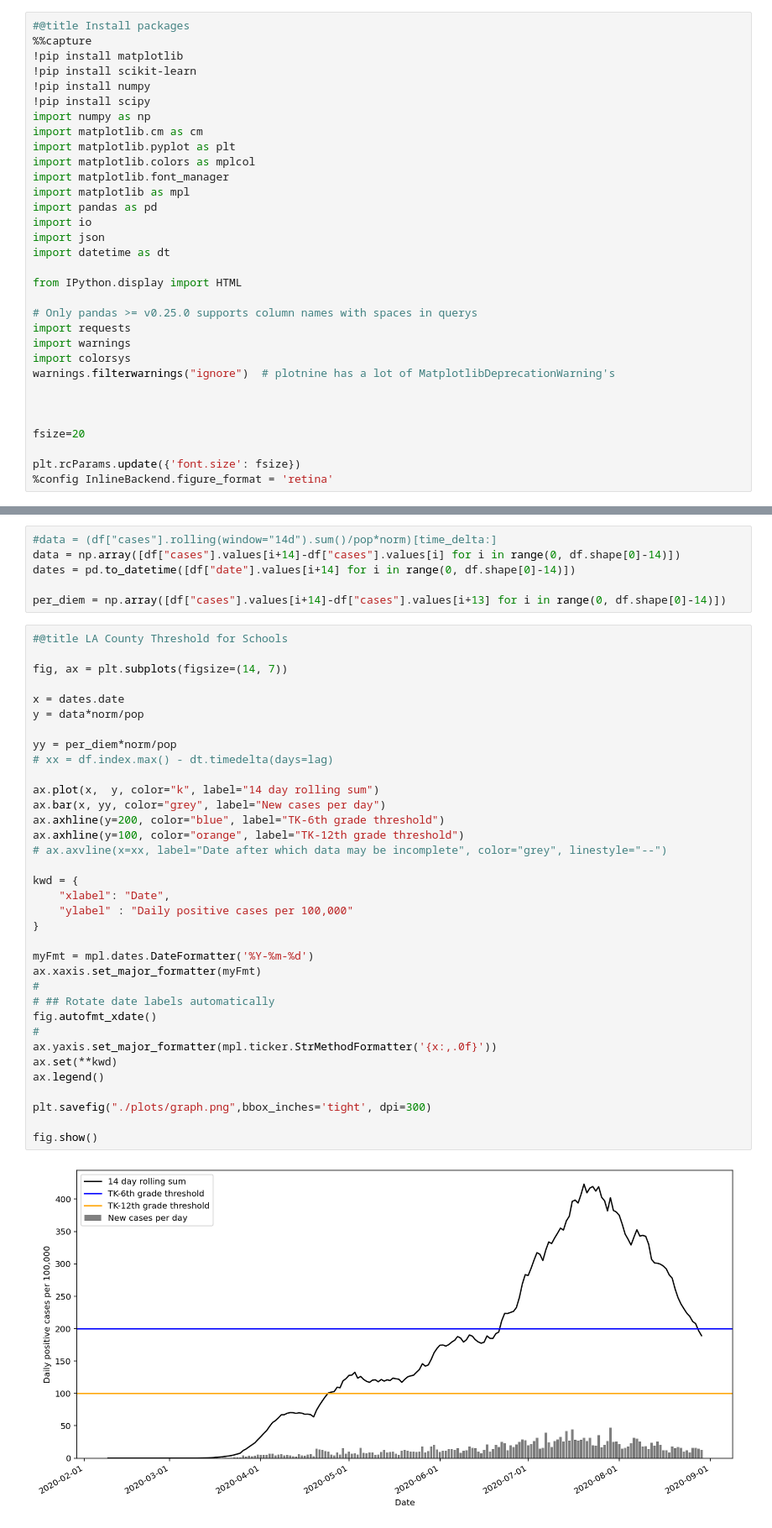
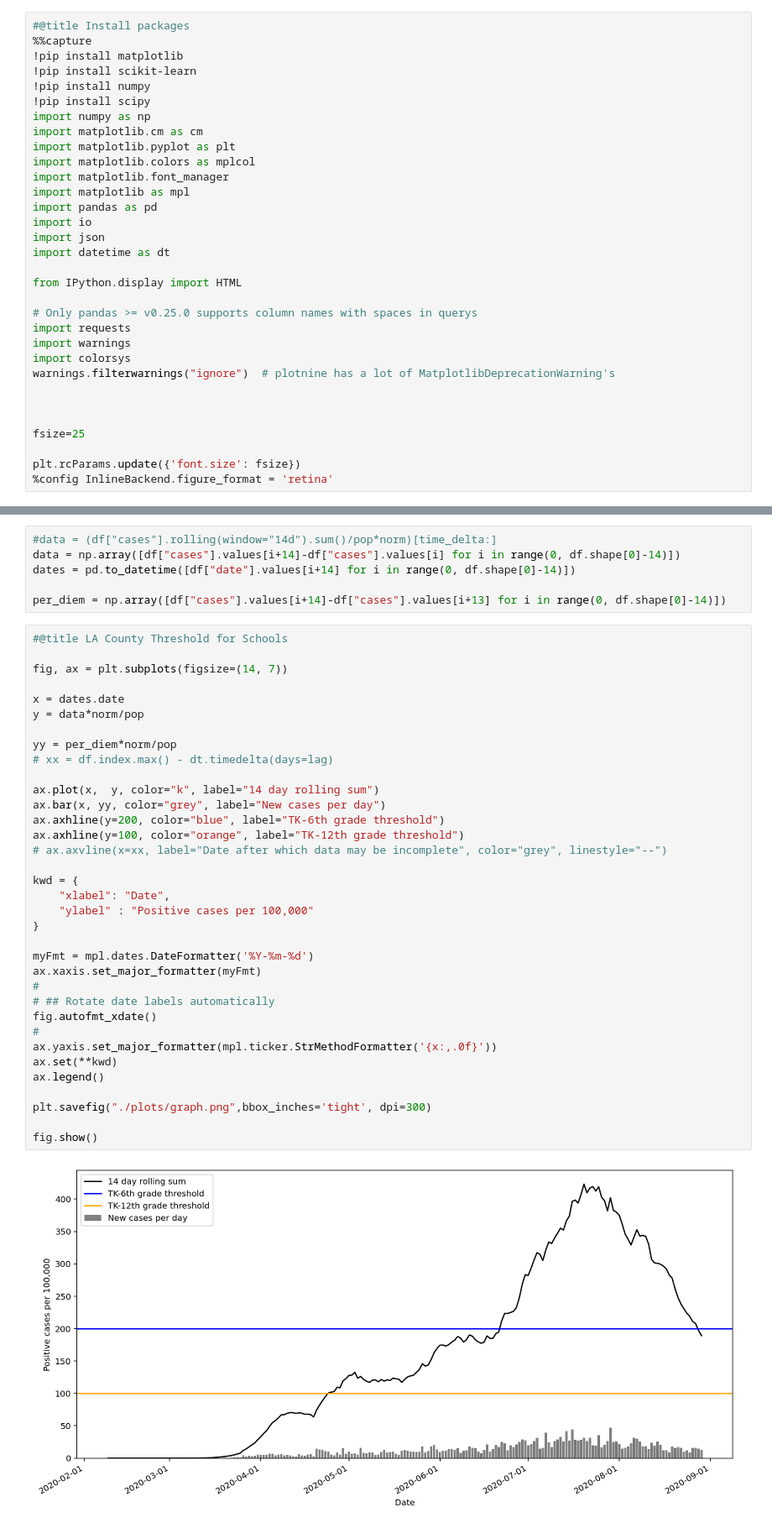
Before and after one commit to pachterlab/COVID19-County, a Jupyter notebook: LA_County_Triggers.ipynb, the cells around one changed output, grey strips where cells are left out. Shown at 84% size. Saved outputs shown, nothing was run; the diff lists cells and outputs as text.

```diff
--- a/LA_County_Triggers.ipynb
+++ b/LA_County_Triggers.ipynb
@@ -28,7 +28,7 @@ warnings.filterwarnings("ignore")  # plotnine has a lot of MatplotlibDeprecation
 
 
 
-fsize=20
+fsize=25
 
 plt.rcParams.update({'font.size': fsize})
 %config InlineBackend.figure_format = 'retina'
@@ -68,32 +68,32 @@ fig, ax = plt.subplots(figsize=(14, 7))
 x = dates.date
 y = data*norm/pop
 
 yy = per_diem*norm/pop
 # xx = df.index.max() - dt.timedelta(days=lag)
 
 ax.plot(x,  y, color="k", label="14 day rolling sum")
 ax.bar(x, yy, color="grey", label="New cases per day")
 ax.axhline(y=200, color="blue", label="TK-6th grade threshold")
 ax.axhline(y=100, color="orange", label="TK-12th grade threshold")
 # ax.axvline(x=xx, label="Date after which data may be incomplete", color="grey", linestyle="--")
 
 kwd = {
     "xlabel": "Date",
-    "ylabel" : "Daily positive cases per 100,000"
+    "ylabel" : "Positive cases per 100,000"
 }
 
 myFmt = mpl.dates.DateFormatter('%Y-%m-%d')
 ax.xaxis.set_major_formatter(myFmt)
 #
 # ## Rotate date labels automatically
 fig.autofmt_xdate()
 #
 ax.yaxis.set_major_formatter(mpl.ticker.StrMethodFormatter('{x:,.0f}'))
 ax.set(**kwd)
 ax.legend()
 
 plt.savefig("./plots/graph.png",bbox_inches='tight', dpi=300)
 
 fig.show()
 # %% [output]
-[figure, old version]
+[figure, new version]
```
Also changed, not shown: parts of 1 cell of this notebook.
